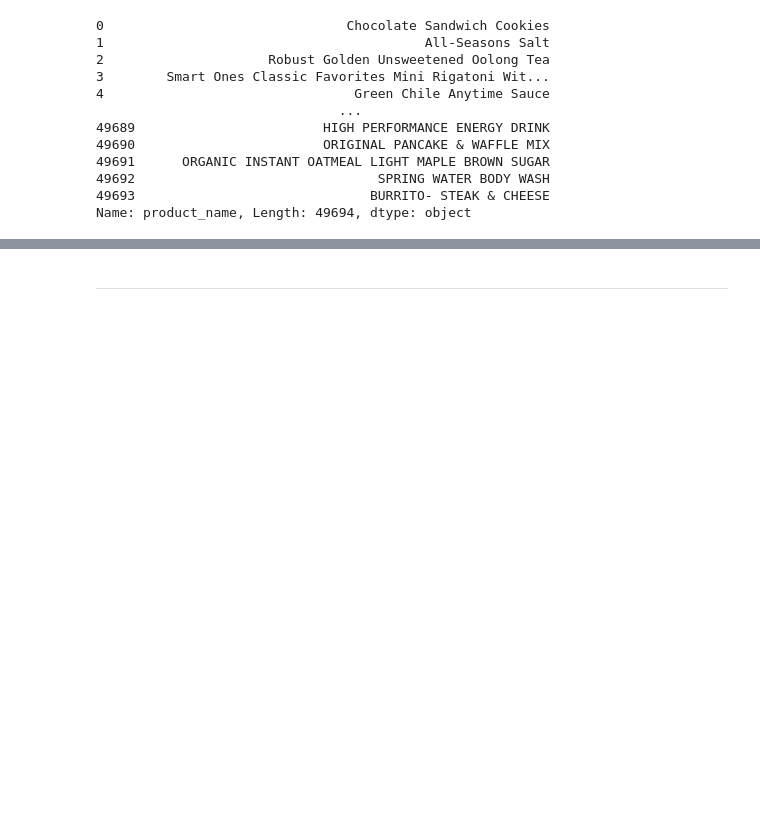
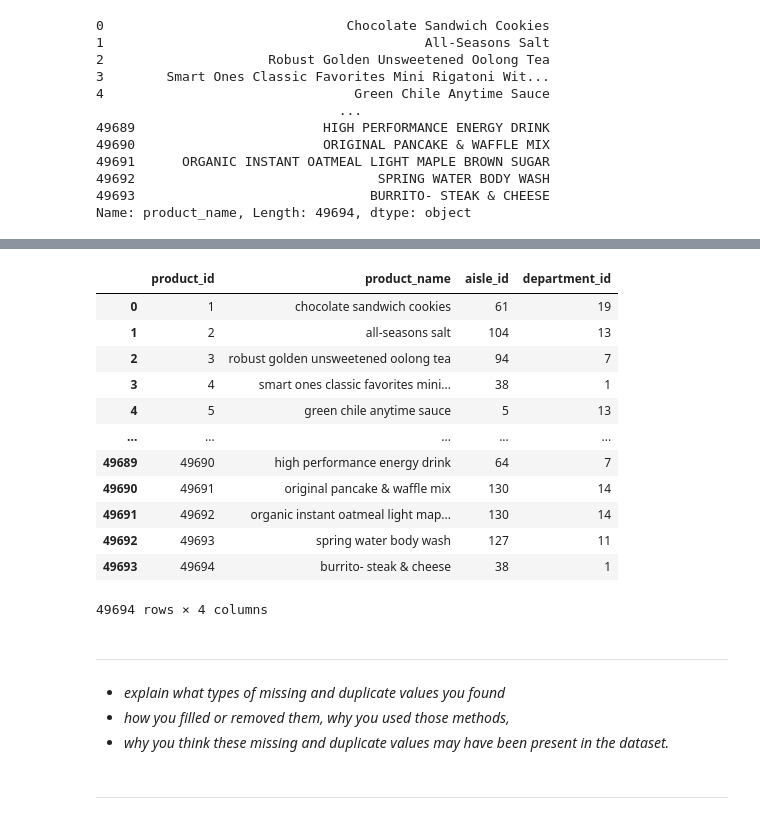
Before and after one commit to stxphz/Sprint7-Project, a Jupyter notebook: EDA.ipynb, the cells around one changed output, grey strips where cells are left out. Drawn from its saved outputs; the diff is of its cells as text; code cells hidden in the pictures; blank space fills up the shorter version.

```diff
--- a/EDA.ipynb
+++ b/EDA.ipynb
@@ -594,0 +740,5 @@ Name: product_name, Length: 49694, dtype: object
+# %%
+# make sure all strings in 'product_name' column are identical where they are all lower case
+
+df_products['product_name'] = df_products['product_name'].str.lower()
+print(df_products['product_name'])
@@ -595,3 +758,27 @@ Name: product_name, Length: 49694, dtype: object
+# %%
+# display the entire dataset to see all changes reflected in table view
+
+display(df_products)
+# %% [output]
+|  | product_id | product_name | aisle_id | department_id |
+| 0 | 1 | chocolate sandwich cookies | 61 | 19 |
+| 1 | 2 | all-seasons salt | 104 | 13 |
+| 2 | 3 | robust golden unsweetened oolong tea | 94 | 7 |
+| 3 | 4 | smart ones classic favorites mini... | 38 | 1 |
+| 4 | 5 | green chile anytime sauce | 5 | 13 |
+| ... | ... | ... | ... | ... |
+| 49689 | 49690 | high performance energy drink | 64 | 7 |
+| 49690 | 49691 | original pancake & waffle mix | 130 | 14 |
+| 49691 | 49692 | organic instant oatmeal light map... | 130 | 14 |
+| 49692 | 49693 | spring water body wash | 127 | 11 |
+| 49693 | 49694 | burrito- steak & cheese | 38 | 1 |
+49694 rows × 4 columns
+# %% [markdown]
+---
+# %% [markdown]
+- *explain what types of missing and duplicate values you found*
+- *how you filled or removed them, why you used those methods,*
+- *why you think these missing and duplicate values may have been present in the dataset.*
 # %% [markdown]
 ---
 # %% [markdown]
```
Also changed, not shown: parts of 17 cells of this notebook.
